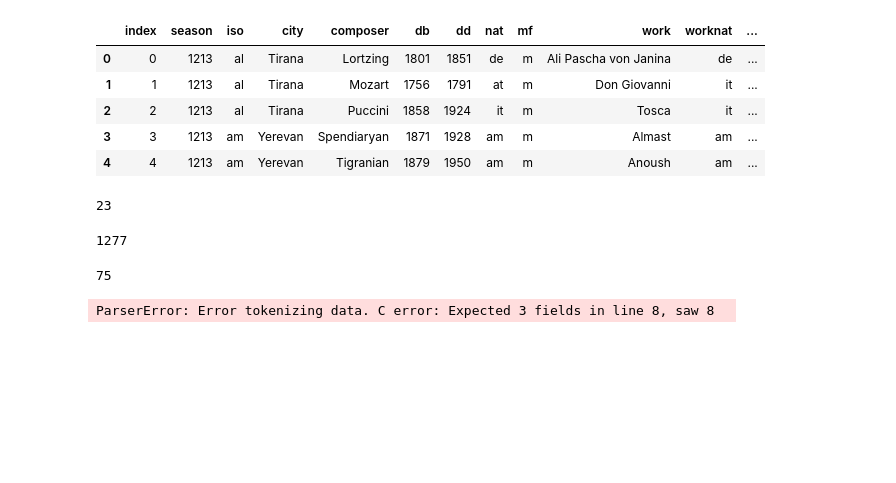
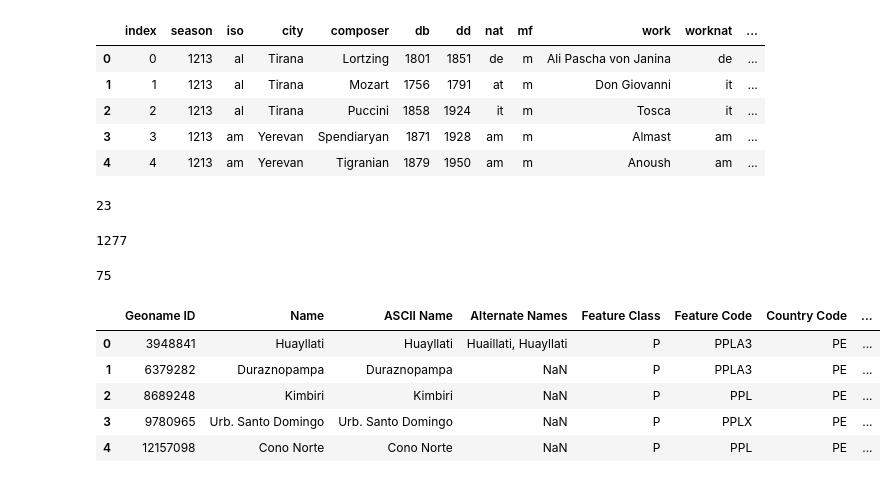
Before and after one commit to AngeliqueAlex/New_Opera_Company_Capstone, a Jupyter notebook: 02_Data_Wrangling_New_Opera_Business.ipynb, the cells around one changed output. Cells and saved outputs as stored; diff of their text form; code cells hidden in the pictures; blank space fills up the shorter version.

Commit message:
restart kernel plus add new excel sheets

```diff
--- a/02_Data_Wrangling_New_Opera_Business.ipynb
+++ b/02_Data_Wrangling_New_Opera_Business.ipynb
@@ -137,7 +137,12 @@ opera['iso'].nunique()
 # %% [output]
 75
 # %%
-pop = pd.read_csv('/Users/angelique/Documents/GitHub/New_Opera_Company_Capstone/geonames-all-cities-with-a-population-1000.csv')
+pop = pd.read_excel('/Users/angelique/Documents/GitHub/New_Opera_Company_Capstone/geonames-all-cities-with-a-population-1000.xlsx')
 pop.head()
 # %% [output]
-ParserError: Error tokenizing data. C error: Expected 3 fields in line 8, saw 8
+|  | Geoname ID | Name | ASCII Name | Alternate Names | Feature Class | Feature Code | Country Code | ... |
+| 0 | 3948841 | Huayllati | Huayllati | Huaillati, Huayllati | P | PPLA3 | PE | ... |
+| 1 | 6379282 | Duraznopampa | Duraznopampa | NaN | P | PPLA3 | PE | ... |
+| 2 | 8689248 | Kimbiri | Kimbiri | NaN | P | PPL | PE | ... |
+| 3 | 9780965 | Urb. Santo Domingo | Urb. Santo Domingo | NaN | P | PPLX | PE | ... |
+| 4 | 12157098 | Cono Norte | Cono Norte | NaN | P | PPL | PE | ... |
```
Also changed, not shown: parts of 40 cells of this notebook, 4 other files.
